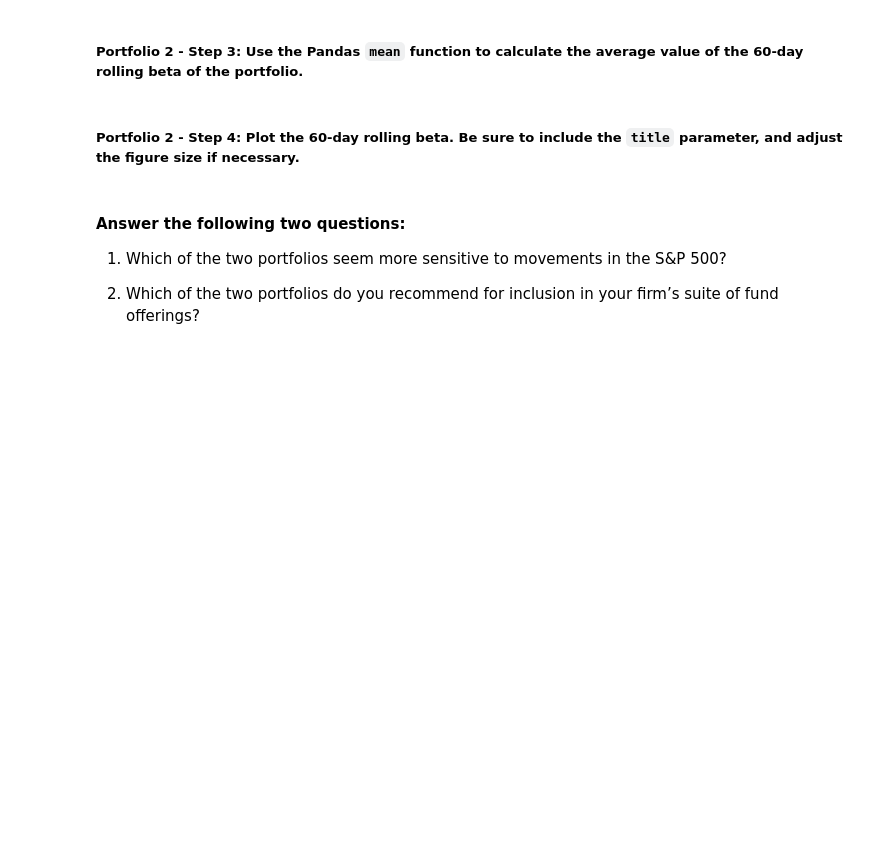
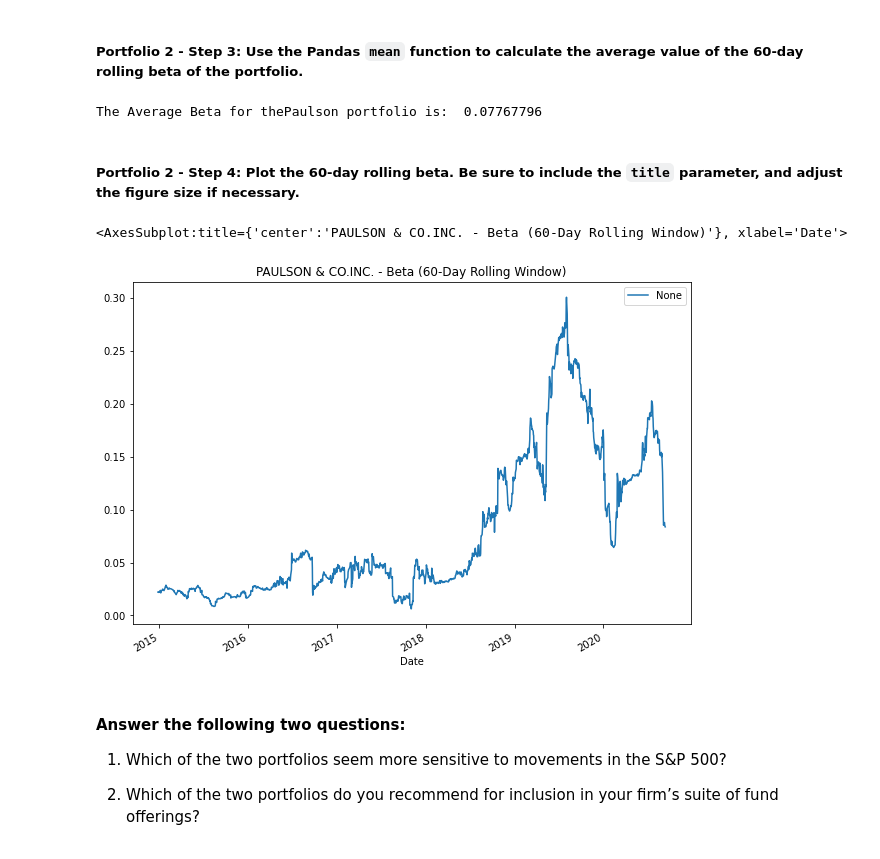
Before and after one commit to douglasg-fintec/Portfolio_Managment, a Jupyter notebook: risk_return_analysis.ipynb, the cells around one changed output. Saved outputs shown, nothing was run; the diff lists cells and outputs as text; code cells hidden in the pictures; blank space fills up the shorter version.

```diff
--- a/risk_return_analysis.ipynb
+++ b/risk_return_analysis.ipynb
@@ -505,0 +552,17 @@ Your analysis is nearing completion. Now, you need to evaluate how the portfolio
+# %%
+# Calculate the covariance using a 60-day rolling window
+# Review the last five rows of the covariance data
+# Calculate the covariance using a 60-day rolling window
+# Review the last five rows of the covariance data
+
+# Get the daily return data for the selected portfolio
+daily_returns_paulson =  whale_daily_returns['PAULSON & CO.INC.']
+
+# Get the 60-day rolling window
+daily_returns_rolling60_paulson = daily_returns_paulson.rolling(window=60)
+
+# Calculate the covariance
+covariance_paulson = daily_returns_rolling60_paulson.cov(daily_returns_spy)
+
+# Display the covariance
+covariance_paulson.tail()
@@ -508,4 +579,9 @@ Your analysis is nearing completion. Now, you need to evaluate how the portfolio
 # %%
 # Calculate the beta based on the 60-day rolling covariance compared to the market (S&P 500)
 # Review the last five rows of the beta information
-# YOUR CODE HERE
+# Calculate the beta based on the 60-day rolling covariance compared to the market (S&P 500)
+# Review the last five rows of the beta information
+beta_paulson = covariance_paulson / daily_returns_spy_rolling60_var
+
+# Display results
+beta_paulson.tail()
@@ -513,13 +597,24 @@ Your analysis is nearing completion. Now, you need to evaluate how the portfolio
 ##### Portfolio 2 - Step 3: Use the Pandas `mean` function to calculate the average value of the 60-day rolling beta of the portfolio.
 # %%
 # Calculate the average of the 60-day rolling beta
-# YOUR CODE HERE
+avg_beta_paulson = beta_paulson.mean()
+
+# Display the Avg Paulson beta
+print(f"The Average Beta for thePaulson portfolio is: {avg_beta_paulson: .8f} ")
+# %% [output]
+The Average Beta for thePaulson portfolio is:  0.07767796
 # %% [markdown]
 ##### Portfolio 2 - Step 4: Plot the 60-day rolling beta. Be sure to include the `title` parameter, and adjust the figure size if necessary.
 # %%
 # Plot the rolling beta
 # Include a title parameter and adjust the figure size
-# YOUR CODE HERE
+beta_paulson.plot (legend="False",
+    figsize =(10,7),
+    title ="PAULSON & CO.INC. - Beta (60-Day Rolling Window)",
+    xlabel="Date")
+# %% [output]
+<AxesSubplot:title={'center':'PAULSON & CO.INC. - Beta (60-Day Rolling Window)'}, xlabel='Date'>
+[figure, added]
 # %% [markdown]
 #### Answer the following two questions:
 
```
Also changed, not shown: parts of 15 cells of this notebook.
